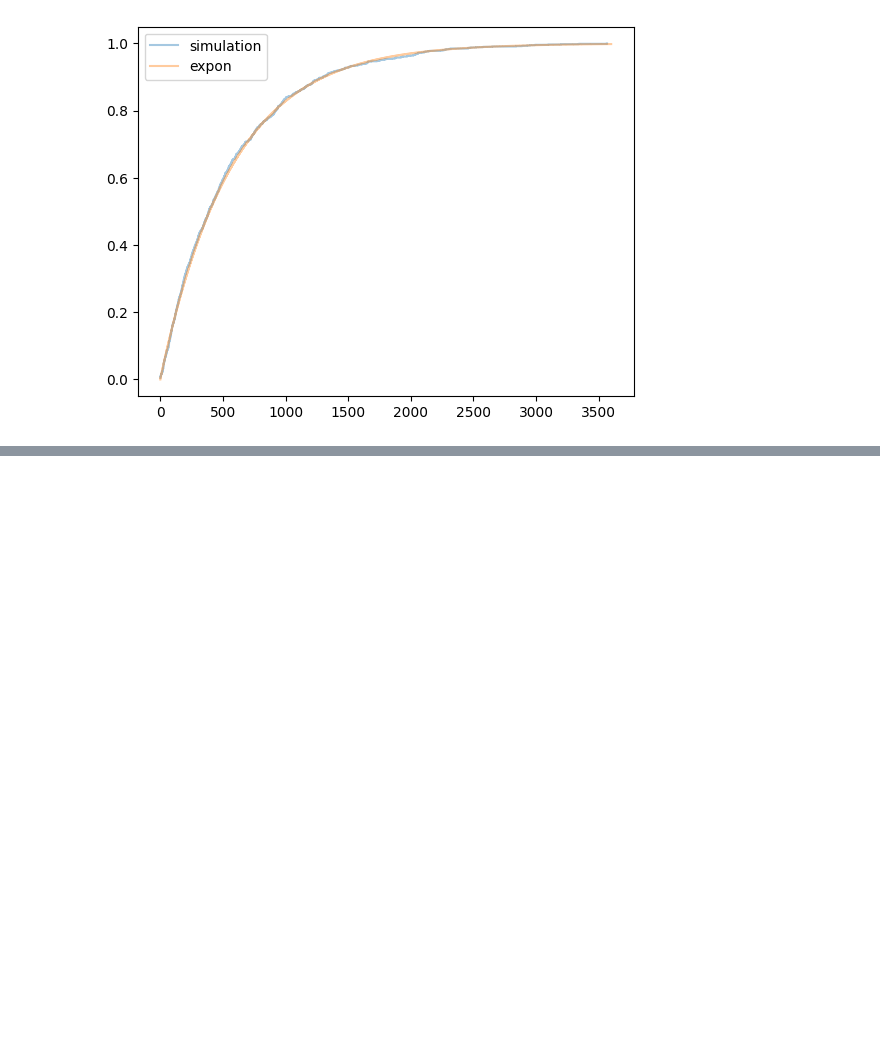
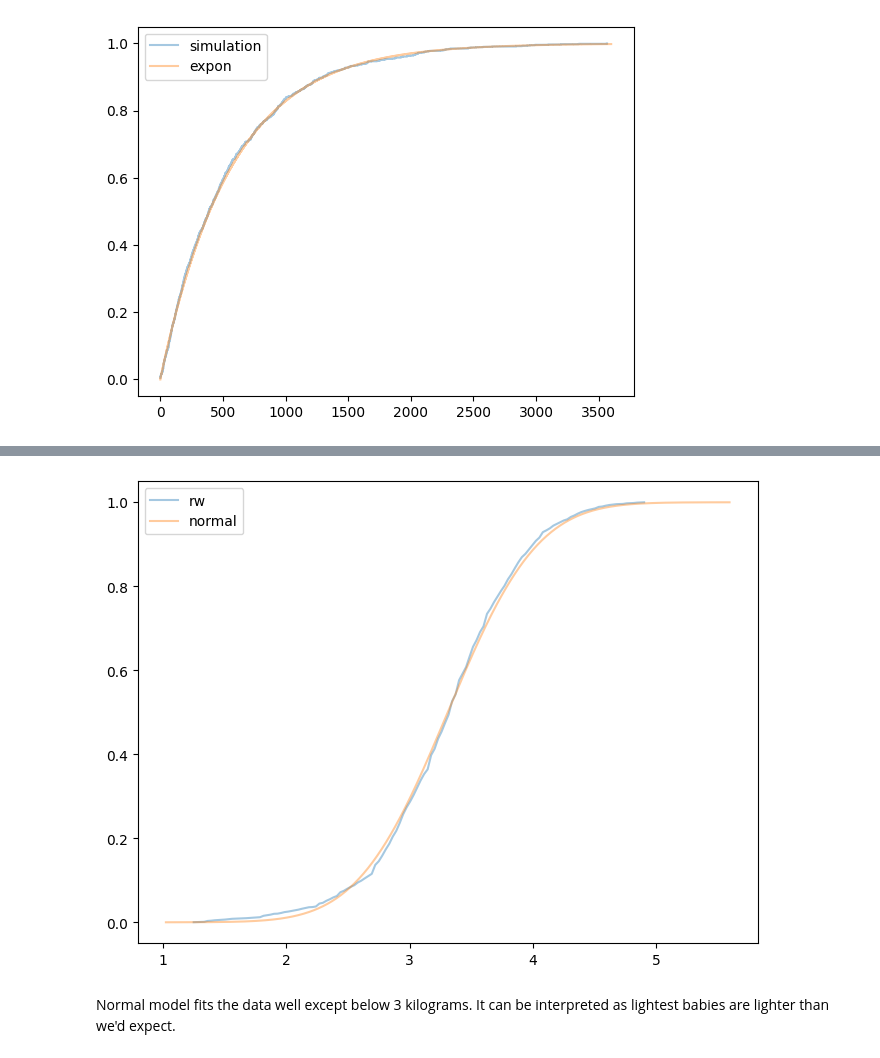
Before and after one commit to dybdeskarphet/statistics, a Jupyter notebook: notes/think_stats/05_modeling_distributions.ipynb, the cells around one changed output, grey strips where cells are left out. Saved outputs shown, nothing was run; the diff lists cells and outputs as text; code cells hidden in the pictures; blank space fills up the shorter version.

```diff
--- a/notes/think_stats/05_modeling_distributions.ipynb
+++ b/notes/think_stats/05_modeling_distributions.ipynb
@@ -474,0 +629,3 @@ It matches up perfectly (for 3600 ticks) with the exponential distribution model
+# %%
+total_weights = preg["totalwgt_kg"].dropna()
+total_weights
@@ -474,0 +647,4 @@ It matches up perfectly (for 3600 ticks) with the exponential distribution model
+# %%
+from scipy.stats import trimboth
+
+trimmed_weights = trimboth(total_weights, 0.01)
@@ -474,0 +653,3 @@ It matches up perfectly (for 3600 ticks) with the exponential distribution model
+# %%
+trimmed_weights_s = pd.Series(trimmed_weights)
+trimmed_weights_cdf = trimmed_weights_s.value_counts(normalize=True).sort_index().cumsum()
@@ -474,0 +658,9 @@ It matches up perfectly (for 3600 ticks) with the exponential distribution model
+# %%
+mean, std = np.mean(trimmed_weights), np.std(trimmed_weights)
+low, high = mean - std*4, mean + std*4
+
+x_ticks = np.linspace(low,high,500)
+x_ticks
+norm_dist_cdf_arr = norm.cdf(x_ticks, mean, std)
+norm_dist_cdf = pd.Series(norm_dist_cdf_arr, index=x_ticks)
+norm_dist_cdf
@@ -474,0 +680,10 @@ It matches up perfectly (for 3600 ticks) with the exponential distribution model
+# %%
+fig, ax = plt.subplots(figsize=(8,6))
+ax.plot(trimmed_weights_cdf.index,trimmed_weights_cdf,label="rw", alpha=0.4)
+ax.plot(norm_dist_cdf.index, norm_dist_cdf,label="normal", alpha=0.4)
+ax.legend()
+plt.show()
+# %% [output]
+[figure, added]
+# %% [markdown]
+Normal model fits the data well except below 3 kilograms. It can be interpreted as lightest babies are lighter than we'd expect.
```
Also changed, not shown: parts of 24 cells of this notebook.
